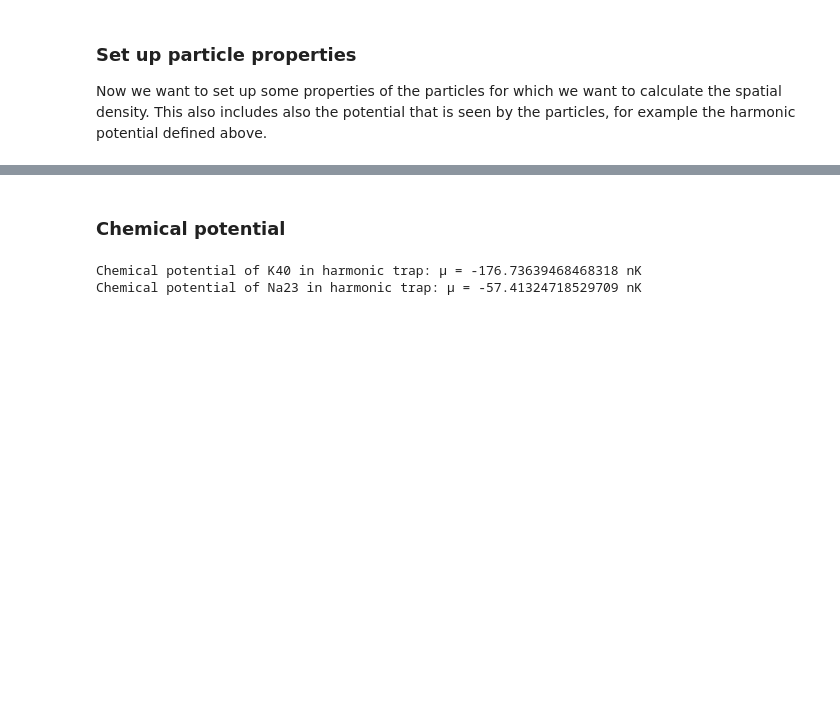
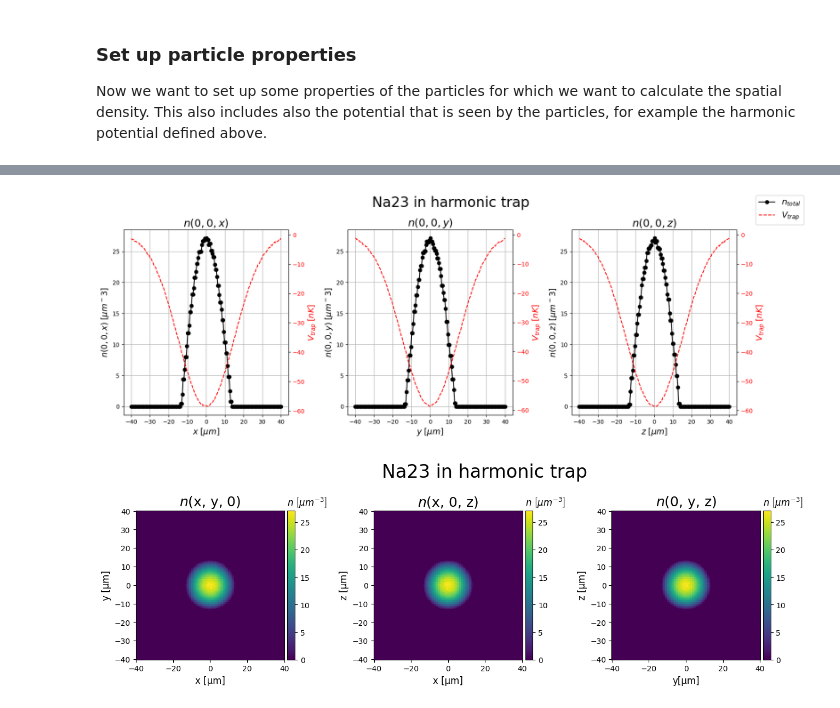
Before and after one commit to lightmat/lightmat, a Jupyter notebook: tutorial_many_body.ipynb, the cells around one changed output, grey strips where cells are left out. Cells and saved outputs as stored; diff of their text form; code cells hidden in the pictures; blank space fills up the shorter version.

```diff
--- a/tutorial_many_body.ipynb
+++ b/tutorial_many_body.ipynb
@@ -121,8 +126,6 @@ fig_fg = fg_harmonic.plot_density_1d(title="Na23 in harmonic trap")
-# %% [markdown]
-<h3>Chemical potential</h3>
-# %%
-print('Chemical potential of K40 in harmonic trap: μ =', bg_harmonic.mu)
-print('Chemical potential of Na23 in harmonic trap: μ =', fg_harmonic.mu)
-# %% [output]
-Chemical potential of K40 in harmonic trap: μ = -176.73639468468318 nK
-Chemical potential of Na23 in harmonic trap: μ = -57.41324718529709 nK
+# %%
+fig_fg = bg_harmonic.plot_density_1d(which='n', title="Na23 in harmonic trap") # the density plot methods of the BoseGas() have an additional 'which' parameter
+fig_fg = bg_harmonic.plot_density_2d(which='n', title="Na23 in harmonic trap") # that can be ['all', 'n', 'n0', 'n_ex'] to select which density to plot
+# %% [output]
+[figure, added]
+[figure, added]
```
Also changed, not shown: parts of 24 cells of this notebook, 11 other files.
